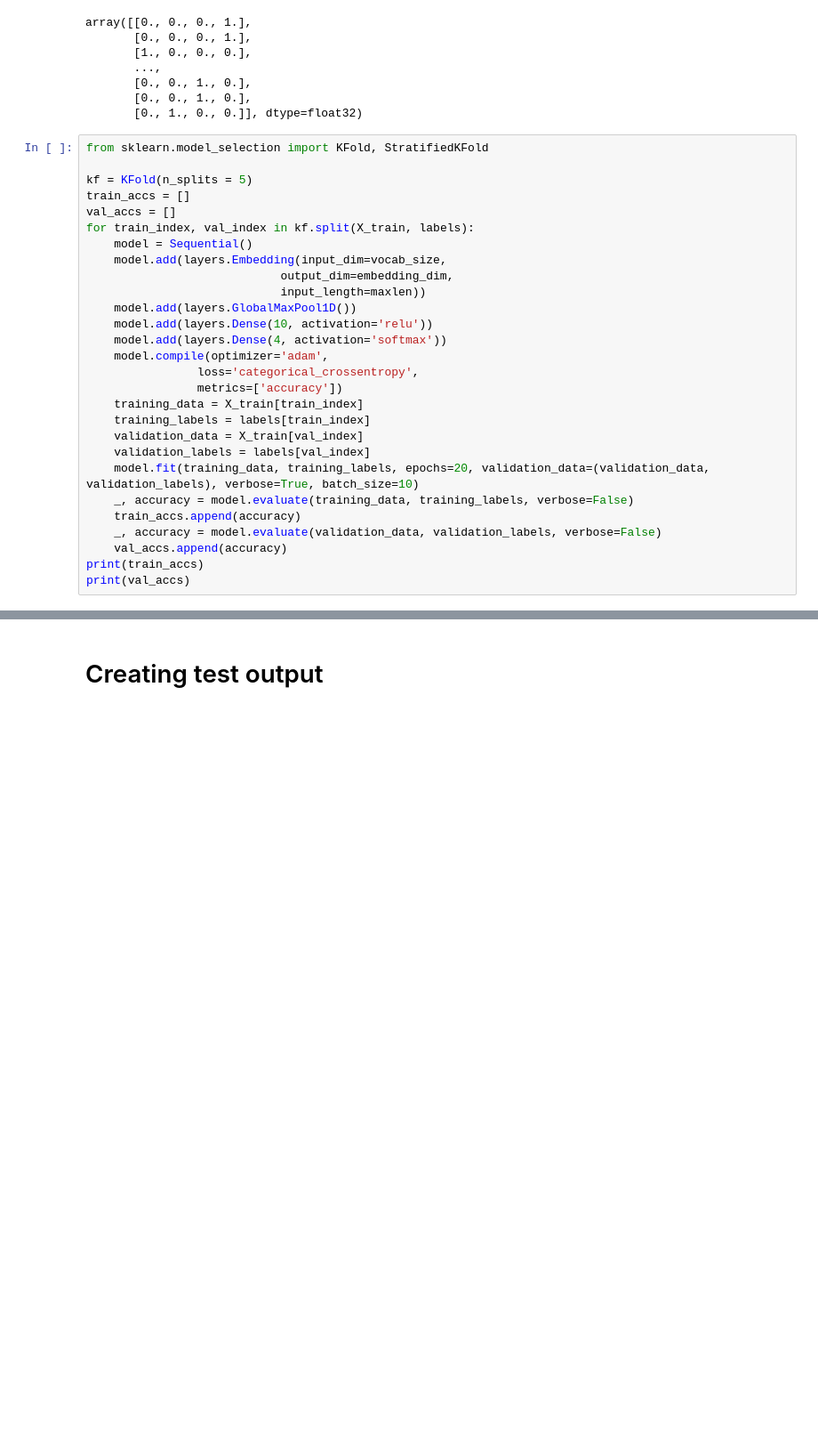
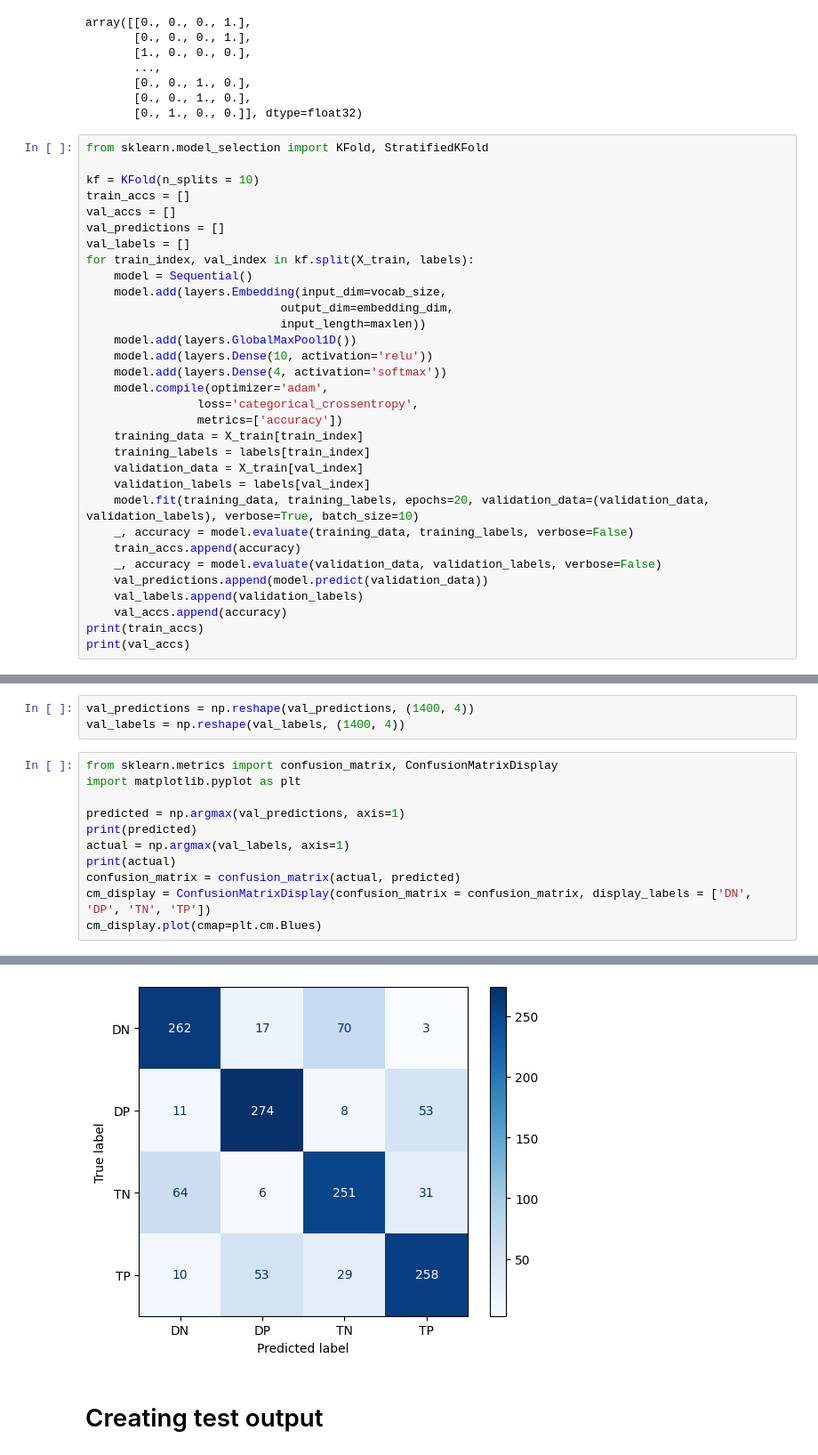
Before and after one commit to murillo-teixeira/nlp-review-classifier, a Jupyter notebook: 2. Neural Network.ipynb, the cells around one changed output, grey strips where cells are left out. Shown: that part at 89% size. Cells and saved outputs as stored; diff of their text form; blank space fills up the shorter version.

```diff
--- a/2. Neural Network.ipynb
+++ b/2. Neural Network.ipynb
@@ -154,9 +154,11 @@ array([[0., 0., 0., 1.],
 # %%
 from sklearn.model_selection import KFold, StratifiedKFold
 
-kf = KFold(n_splits = 5)
+kf = KFold(n_splits = 10)
 train_accs = []
 val_accs = []
+val_predictions = []
+val_labels = []
 for train_index, val_index in kf.split(X_train, labels):
     model = Sequential()
     model.add(layers.Embedding(input_dim=vocab_size,
@@ -176,6 +178,8 @@ for train_index, val_index in kf.split(X_train, labels):
     _, accuracy = model.evaluate(training_data, training_labels, verbose=False)
     train_accs.append(accuracy)
     _, accuracy = model.evaluate(validation_data, validation_labels, verbose=False)
+    val_predictions.append(model.predict(validation_data))
+    val_labels.append(validation_labels)
     val_accs.append(accuracy)
 print(train_accs)
 print(val_accs)
@@ -203,0 +208,15 @@ np.mean(val_accs)
+# %%
+val_predictions = np.reshape(val_predictions, (1400, 4))
+val_labels = np.reshape(val_labels, (1400, 4))
+# %%
+from sklearn.metrics import confusion_matrix, ConfusionMatrixDisplay
+import matplotlib.pyplot as plt
+
+predicted = np.argmax(val_predictions, axis=1)
+print(predicted)
+actual = np.argmax(val_labels, axis=1)
+print(actual)
+confusion_matrix = confusion_matrix(actual, predicted)
+cm_display = ConfusionMatrixDisplay(confusion_matrix = confusion_matrix, display_labels = ['DN', 'DP', 'TN', 'TP'])
+cm_display.plot(cmap=plt.cm.Blues)
+# %% [output]
@@ -204,3 +226,4 @@ np.mean(val_accs)
+[figure, added]
 # %% [markdown]
 # Creating test output
 # %%
```
Also changed, not shown: parts of 5 cells of this notebook, 10 other files.
